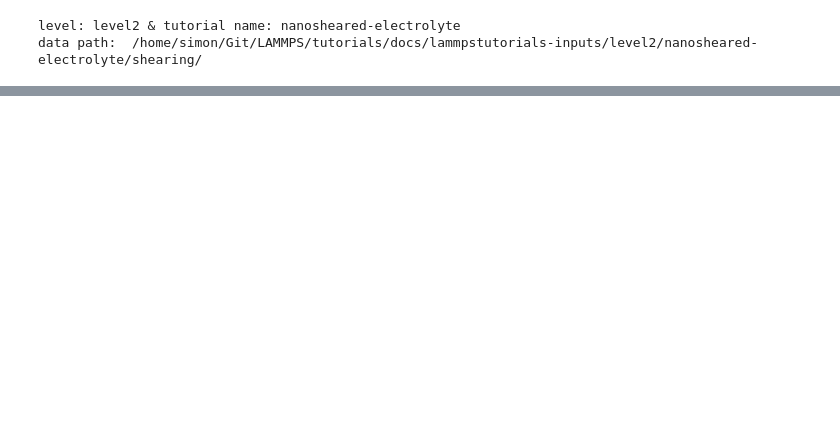
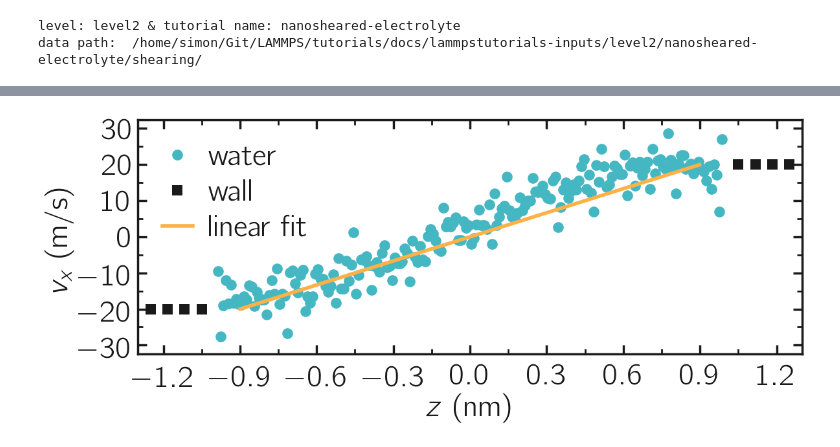
Before and after one commit to lammpstutorials/lammpstutorials.github.io, a Jupyter notebook: docs/sphinx/source/tutorials/figures/level2/nanosheared-electrolyte/shearing-pyplot.ipynb, the cells around one changed output, grey strips where cells are left out. Cells and saved outputs as stored; diff of their text form; code cells hidden in the pictures; blank space fills up the shorter version.

```diff
--- a/docs/sphinx/source/tutorials/figures/level2/nanosheared-electrolyte/shearing-pyplot.ipynb
+++ b/docs/sphinx/source/tutorials/figures/level2/nanosheared-electrolyte/shearing-pyplot.ipynb
@@ -136,0 +87,22 @@ save_figure(plt, fig, mode, git_path, path_figures, filename)
+# %%
+filename = "velocity-article"
+myplt = PltTools()
+myplt.prepare_figure(fig_size = (12,5), dark_mode = False,
+                    transparency = False, use_serif=False, n_line=1)
+myplt.add_panel()
+myplt.add_plot(x = z[density_water>0.02], y = velocity_water[density_water>0.02], linewidth_data = 3,
+                marker = "o", data_color = 0, markersize = 12, data_label=r'$\mathrm{water}$')
+myplt.add_plot(x = z0, y = z0*0+v_wall, linewidth_data = 3,
+                marker = "s", data_color = "autogray", markersize = 12, data_label=r'$\mathrm{wall}$')
+myplt.add_plot(x = -z0, y = z0*0-v_wall, linewidth_data = 3,
+                marker = "s", data_color = "autogray", markersize = 12)
+myplt.add_plot(x = zs*1e9, y = vs, linewidth_data = 3,
+                marker = "-", data_color = 1, markersize = 12, data_label=r'$\mathrm{linear~fit}$')
+myplt.complete_panel(ylabel = r'$v_x ~ \mathrm{(m/s)}$', xlabel = r'$z ~ \mathrm{(nm)}$',
+                        xpad = 10, legend=True, handlelength_legend=1)
+myplt.set_boundaries(x_ticks=np.arange(-1.2, 1.3, 0.3), x_boundaries=(-1.3, 1.3),
+                y_ticks=np.arange(-30, 40, 10), y_boundaries=(-32.5, 32.5))
+# myplt.add_subplotlabels()
+myplt.save_figure(filename = filename, saving_path = './')
+# %% [output]
+[figure, added]
```
Also changed, not shown: parts of 12 cells of this notebook, 25 other files.
